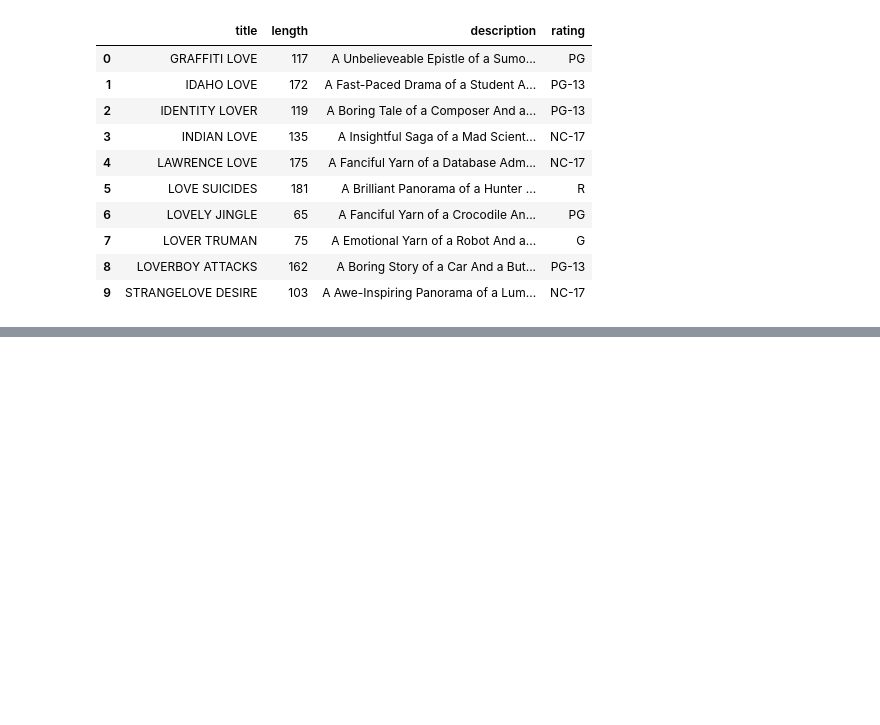
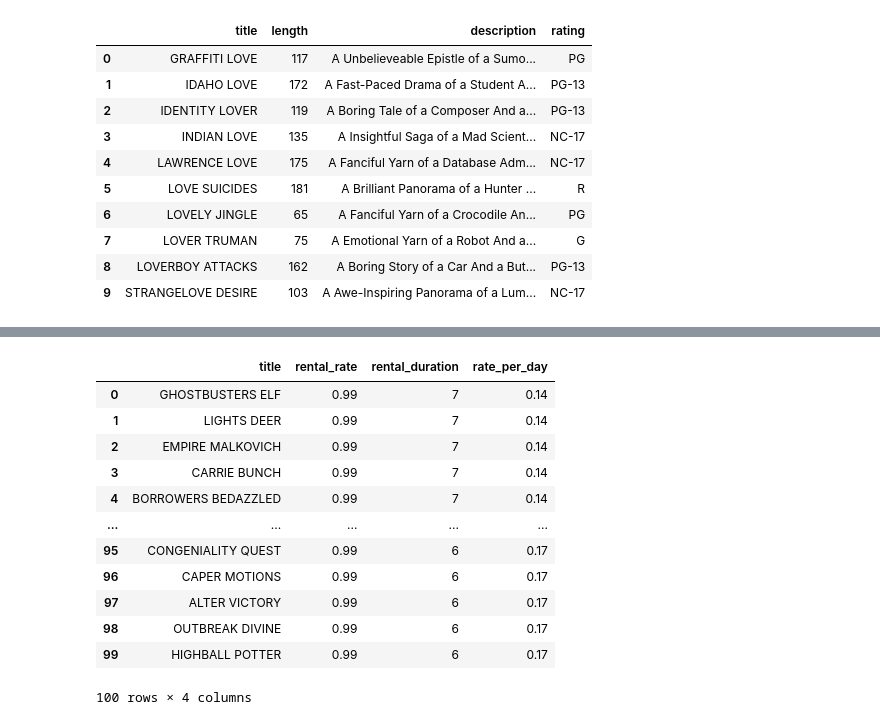
Before and after one commit to Zm-ah/sql_Zineb_Moihib_lab_DE25, a Jupyter notebook: connect_duckdb_python.ipynb, the cells around one changed output, grey strips where cells are left out. Drawn from its saved outputs; the diff is of its cells as text; code cells hidden in the pictures; blank space fills up the shorter version.

```diff
--- a/connect_duckdb_python.ipynb
+++ b/connect_duckdb_python.ipynb
@@ -184,0 +200,29 @@ Word_love
+# %%
+mo_ex_ra = duckdb.sql("""
+    select
+        title,
+        rental_rate,
+        rental_duration,
+        round (rental_rate / rental_duration, 2) as rate_per_day
+
+    from
+        film
+    order by rate_per_day asc
+    limit 100;
+
+    """).df()
+mo_ex_ra
+# %% [output]
+|  | title | rental_rate | rental_duration | rate_per_day |
+| 0 | GHOSTBUSTERS ELF | 0.99 | 7 | 0.14 |
+| 1 | LIGHTS DEER | 0.99 | 7 | 0.14 |
+| 2 | EMPIRE MALKOVICH | 0.99 | 7 | 0.14 |
+| 3 | CARRIE BUNCH | 0.99 | 7 | 0.14 |
+| 4 | BORROWERS BEDAZZLED | 0.99 | 7 | 0.14 |
+| ... | ... | ... | ... | ... |
+| 95 | CONGENIALITY QUEST | 0.99 | 6 | 0.17 |
+| 96 | CAPER MOTIONS | 0.99 | 6 | 0.17 |
+| 97 | ALTER VICTORY | 0.99 | 6 | 0.17 |
+| 98 | OUTBREAK DIVINE | 0.99 | 6 | 0.17 |
+| 99 | HIGHBALL POTTER | 0.99 | 6 | 0.17 |
+100 rows × 4 columns
```
Also changed, not shown: parts of 26 cells of this notebook.
